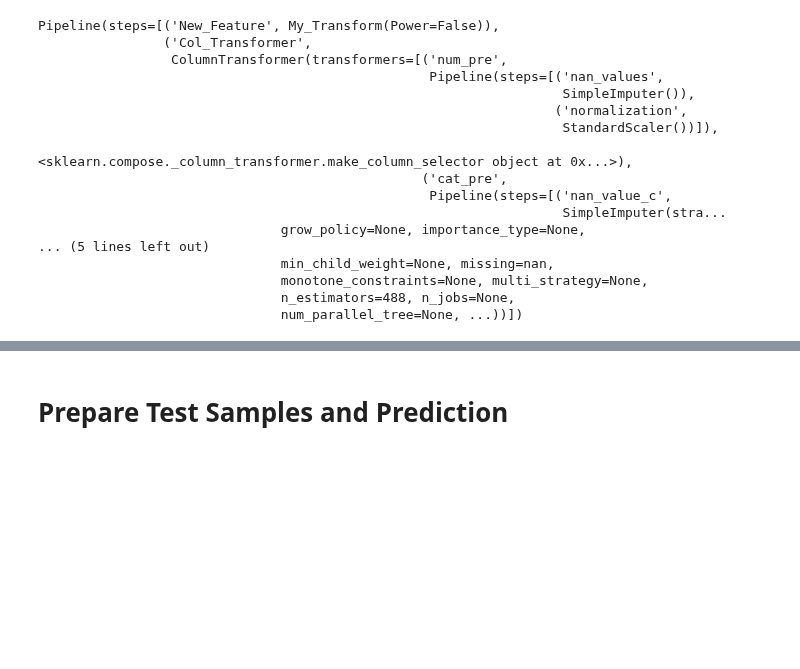
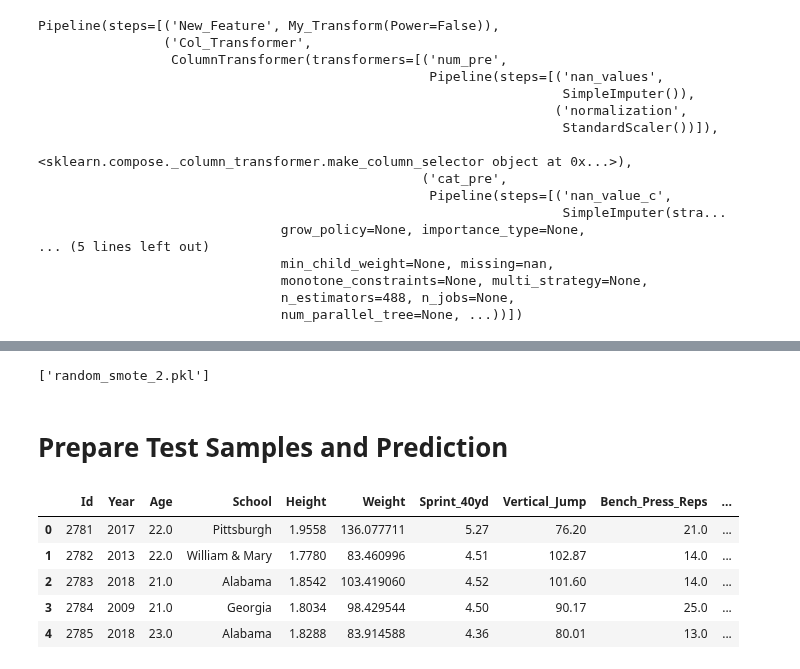
Before and after one commit to SalemElbermawy/comp_gci, a Jupyter notebook: gci_comp.ipynb, the cells around one changed output, grey strips where cells are left out. Drawn from its saved outputs; the diff is of its cells as text; code cells hidden in the pictures; blank space fills up the shorter version.

Commit message:
I have tried and do many models to get the best one

```diff
--- a/gci_comp.ipynb
+++ b/gci_comp.ipynb
@@ -892,2 +1025,10 @@ joblib.dump(final_pipe_model, 'xgb_final_pipeline.pkl')
+# %%
+import joblib
+
+rf_model_smote = final_pipe_model_rf_2_smote.named_steps['model']
+
+joblib.dump(rf_model_smote, 'random_smote_2.pkl')
+# %% [output]
+['random_smote_2.pkl']
 # %% [markdown]
 # Prepare Test Samples and Prediction
@@ -893,0 +1037,10 @@ joblib.dump(final_pipe_model, 'xgb_final_pipeline.pkl')
+# %%
+test_data=pd.read_csv("test.csv")
+test_data.head()
+# %% [output]
+|  | Id | Year | Age | School | Height | Weight | Sprint_40yd | Vertical_Jump | Bench_Press_Reps | ... |
+| 0 | 2781 | 2017 | 22.0 | Pittsburgh | 1.9558 | 136.077711 | 5.27 | 76.20 | 21.0 | ... |
+| 1 | 2782 | 2013 | 22.0 | William & Mary | 1.7780 | 83.460996 | 4.51 | 102.87 | 14.0 | ... |
+| 2 | 2783 | 2018 | 21.0 | Alabama | 1.8542 | 103.419060 | 4.52 | 101.60 | 14.0 | ... |
+| 3 | 2784 | 2009 | 21.0 | Georgia | 1.8034 | 98.429544 | 4.50 | 90.17 | 25.0 | ... |
+| 4 | 2785 | 2018 | 23.0 | Alabama | 1.8288 | 83.914588 | 4.36 | 80.01 | 13.0 | ... |
```
Also changed, not shown: parts of 40 cells of this notebook, 12 other files.
